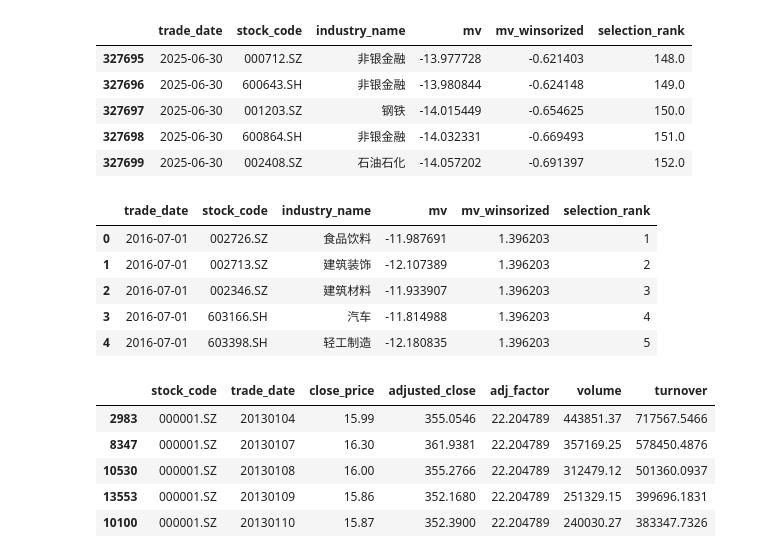
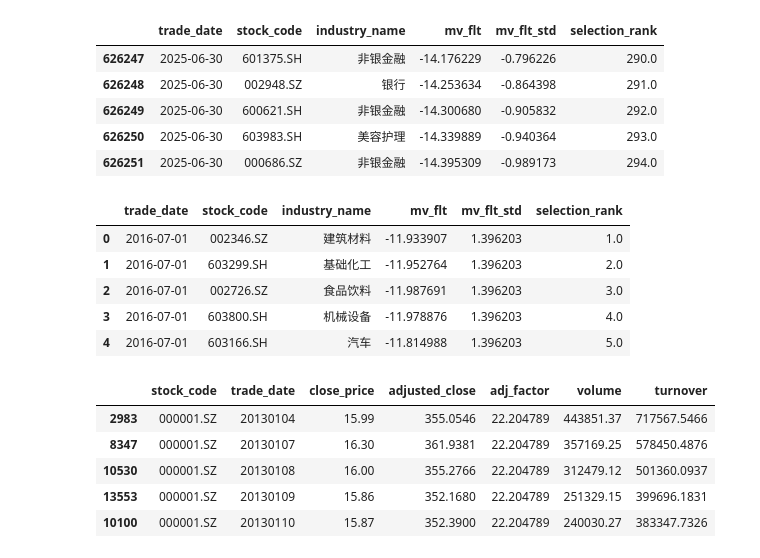
Before and after one commit to Lituxxx/ptb-project, a Jupyter notebook: mv.ipynb, the cells around one changed output. Saved outputs shown, nothing was run; the diff lists cells and outputs as text; code cells hidden in the pictures.

```diff
--- a/mv.ipynb
+++ b/mv.ipynb
@@ -22,6 +23,7 @@ mv_factor_dt.head()
 | 4 | 000001.SZ | 20130110 | 15.87 | 352.3900 | 22.204789 | 240030.27 | 383347.7326 | NaN | ... |
 # %%
 mv_factor_dt['float_a_shares_mv']=mv_factor_dt['float_a_shares']*mv_factor_dt['close_price']
+mv_factor_dt['total_a_shares_mv']=mv_factor_dt['total_a_shares']*mv_factor_dt['close_price']
 mv_factor_dt.tail()
 # %% [output]
 |  | stock_code | trade_date | close_price | adjusted_close | adj_factor | volume | turnover | total_shares | ... |
@@ -43,7 +53,8 @@ mv_factor_dt['industry_name'] = mv_factor_dt.assign(year=pd.to_datetime(mv_facto
 # %%
 import numpy as np
 mv_factor_dt.dropna(inplace=True)
-mv_factor_dt['mv']=-np.log(mv_factor_dt['float_a_shares_mv'])
+mv_factor_dt['mv_flt']=-np.log(mv_factor_dt['float_a_shares_mv'])
+mv_factor_dt['mv_tot']=-np.log(mv_factor_dt['total_a_shares_mv'])
 mv_factor_dt.head()
 # %% [output]
 |  | stock_code | trade_date | close_price | adjusted_close | adj_factor | volume | turnover | total_shares | ... |
@@ -53,8 +64,12 @@ mv_factor_dt.head()
 | 105 | 000001.SZ | 20130619 | 19.24 | 427.2201 | 22.204789 | 369977.53 | 7.140700e+05 | 512437.850182 | ... |
 | 106 | 000001.SZ | 20130620 | 11.18 | 400.6981 | 35.840616 | 903066.54 | 1.029738e+06 | 819808.237690 | ... |
 # %%
-# 按「交易日期」分组，对当天全行业的mv列做Z-score标准化（(值-均值)/标准差）
-mv_factor_dt['mv_standardized'] = mv_factor_dt.groupby('trade_date')['mv'].transform(
+# 按交易日期分组，对当天全股票池的mv_flt列做Z-score标准化（(值-均值)/标准差）
+mv_factor_dt['mv_flt_std'] = mv_factor_dt.groupby('trade_date')['mv_flt'].transform(
+    lambda x: (x - x.mean()) / x.std() if x.std() != 0 else 0  # 避免标准差为0时除以0报错
+)
+
+mv_factor_dt['mv_tot_std'] = mv_factor_dt.groupby('trade_date')['mv_tot'].transform(
     lambda x: (x - x.mean()) / x.std() if x.std() != 0 else 0  # 避免标准差为0时除以0报错
 )
 mv_factor_dt.head()
@@ -82,14 +99,12 @@ mv_factor_dt.tail()
 # %%
 from scipy.stats.mstats import winsorize  # 专业的缩尾处理函数
-from datetime import datetime, timedelta
 
-stock_num = 5
-# 读取数据（确保文件路径正确）
+stock_num = 10
+# 读取数据
 fund_df = pd.read_parquet('data/ref_data/ETF_hold_512100.SH.parquet')
 
 # ===================== 1. 数据预处理 =====================
 # 处理mv_factor_dt的日期格式（数字转日期）
-# 注：原代码中mv_factor_dt未定义，需确保该DataFrame已提前加载
 mv_factor_dt['trade_date'] = pd.to_datetime(mv_factor_dt['trade_date'].astype(str))
 
 # 处理基金持仓数据的日期格式
@@ -121,8 +136,8 @@ def select_stocks_by_date(date_group):
     """
     对单个日期的样本执行选股：
     1. 筛选当日属于中证1000持仓的股票
-    2. 对mv列做1%/99%缩尾
-    3. 按行业分组，每个独特行业选5只（该行业内缩尾后MV最高的）
+    2. 对mv_flt_std列做1%/99%缩尾
+    3. 按行业分组，每个独特行业选stock_num只（该行业内缩尾后MV最高的）
     """
     # 获取当日日期和数据
     trade_date = date_group.name
@@ -132,47 +147,47 @@ def select_stocks_by_date(date_group):
     valid_holdings = fund_holdings[
         (fund_holdings['pos_start_date'] <= trade_date) &
         (fund_holdings['pos_end_date'] >= trade_date)
     ]['stock_code'].tolist()
     holding_stocks = daily_data[daily_data['stock_code'].isin(valid_holdings)]
 
     if len(holding_stocks) == 0:
         return pd.DataFrame()  # 无持仓股票则返回空
 
-    # 步骤2：对mv列做1%（下限）、99%（上限）的缩尾处理
-    holding_stocks['mv_winsorized'] = winsorize(
-        holding_stocks['mv_standardized'].values,
+    # 步骤2：对mv_flt_std列做1%（下限）、99%（上限）的缩尾处理
+    holding_stocks['mv_flt_std'] = winsorize(
+        holding_stocks['mv_flt_std'].values,
         limits=(0.01, 0.01),
         inclusive=(True, True)
     )
 
-    # 步骤3：按行业分组，每个行业选缩尾后MV最高的1只（核心修改点）
+    # 步骤3：按行业分组，每个行业选缩尾后MV最高的stock_num只
     # 过滤掉行业名称为空/NaN的记录（避免无意义分组）
     holding_stocks = holding_stocks.dropna(subset=['industry_name'])
-    # 按行业分组，每组取mv_winsorized最大的n只
+    # 按行业分组，每组取mv_flt_std最大的stock_num只
     selected = holding_stocks.groupby('industry_name', group_keys=False).apply(
-        lambda x: x.sort_values('mv_winsorized', ascending=False).head(stock_num)
+        lambda x: x.sort_values('mv_flt_std', ascending=False).head(stock_num)
     )
 
-    # 添加选股标识：按缩尾后MV降序排名（可选：也可按行业名排序）
-    selected = selected.sort_values('mv_winsorized', ascending=False)
+    # 添加选股标识：按缩尾后MV降序排名
+    selected = selected.sort_values('mv_flt_std', ascending=False)
     selected['selection_rank'] = range(1, len(selected)+1)  # 排名按整体MV从高到低
 
     return selected
 
 # 按交易日分组执行选股
 selected_stocks = mv_factor_dt.groupby('trade_date').apply(select_stocks_by_date)
 
-# 重置索引（清理groupby后的多级索引）
+# 重置索引
 selected_stocks = selected_stocks.reset_index(drop=True)
 
 # 保留核心列
-final_selection_df = selected_stocks[['trade_date', 'stock_code', 'industry_name', 'mv', 'mv_winsorized', 'selection_rank']]
+final_selection_df = selected_stocks[['trade_date', 'stock_code', 'industry_name', 'mv_flt', 'mv_flt_std', 'selection_rank']]
 final_selection_df.tail()
 # %% [output]
-|  | trade_date | stock_code | industry_name | mv | mv_winsorized | selection_rank |
-| 327695 | 2025-06-30 | 000712.SZ | 非银金融 | -13.977728 | -0.621403 | 148.0 |
-| 327696 | 2025-06-30 | 600643.SH | 非银金融 | -13.980844 | -0.624148 | 149.0 |
-| 327697 | 2025-06-30 | 001203.SZ | 钢铁 | -14.015449 | -0.654625 | 150.0 |
-| 327698 | 2025-06-30 | 600864.SH | 非银金融 | -14.032331 | -0.669493 | 151.0 |
-| 327699 | 2025-06-30 | 002408.SZ | 石油石化 | -14.057202 | -0.691397 | 152.0 |
+|  | trade_date | stock_code | industry_name | mv_flt | mv_flt_std | selection_rank |
+| 626247 | 2025-06-30 | 601375.SH | 非银金融 | -14.176229 | -0.796226 | 290.0 |
+| 626248 | 2025-06-30 | 002948.SZ | 银行 | -14.253634 | -0.864398 | 291.0 |
+| 626249 | 2025-06-30 | 600621.SH | 非银金融 | -14.300680 | -0.905832 | 292.0 |
+| 626250 | 2025-06-30 | 603983.SH | 美容护理 | -14.339889 | -0.940364 | 293.0 |
+| 626251 | 2025-06-30 | 000686.SZ | 非银金融 | -14.395309 | -0.989173 | 294.0 |
 # %%
@@ -180,14 +196,14 @@ final_selection_df.to_excel('records/mv_selection.xlsx', index=False)
 # %%
 import pandas as pd
-final_selection_df=pd.read_excel('records/mv_selection.xlsx')
+final_selection_df=pd.read_parquet('records/mv_selection_v1.parquet')
 final_selection_df.head()
 # %% [output]
-|  | trade_date | stock_code | industry_name | mv | mv_winsorized | selection_rank |
-| 0 | 2016-07-01 | 002726.SZ | 食品饮料 | -11.987691 | 1.396203 | 1 |
-| 1 | 2016-07-01 | 002713.SZ | 建筑装饰 | -12.107389 | 1.396203 | 2 |
-| 2 | 2016-07-01 | 002346.SZ | 建筑材料 | -11.933907 | 1.396203 | 3 |
-| 3 | 2016-07-01 | 603166.SH | 汽车 | -11.814988 | 1.396203 | 4 |
-| 4 | 2016-07-01 | 603398.SH | 轻工制造 | -12.180835 | 1.396203 | 5 |
+|  | trade_date | stock_code | industry_name | mv_flt | mv_flt_std | selection_rank |
+| 0 | 2016-07-01 | 002346.SZ | 建筑材料 | -11.933907 | 1.396203 | 1.0 |
+| 1 | 2016-07-01 | 603299.SH | 基础化工 | -11.952764 | 1.396203 | 2.0 |
+| 2 | 2016-07-01 | 002726.SZ | 食品饮料 | -11.987691 | 1.396203 | 3.0 |
+| 3 | 2016-07-01 | 603800.SH | 机械设备 | -11.978876 | 1.396203 | 4.0 |
+| 4 | 2016-07-01 | 603166.SH | 汽车 | -11.814988 | 1.396203 | 5.0 |
 # %%
 price_dt = pd.read_parquet('data/eod_prices.parquet')
 price_dt=price_dt.sort_values(by=['stock_code', 'trade_date'], ascending=[True, True])
```
Also changed, not shown: parts of 14 cells of this notebook, 15 other files.
